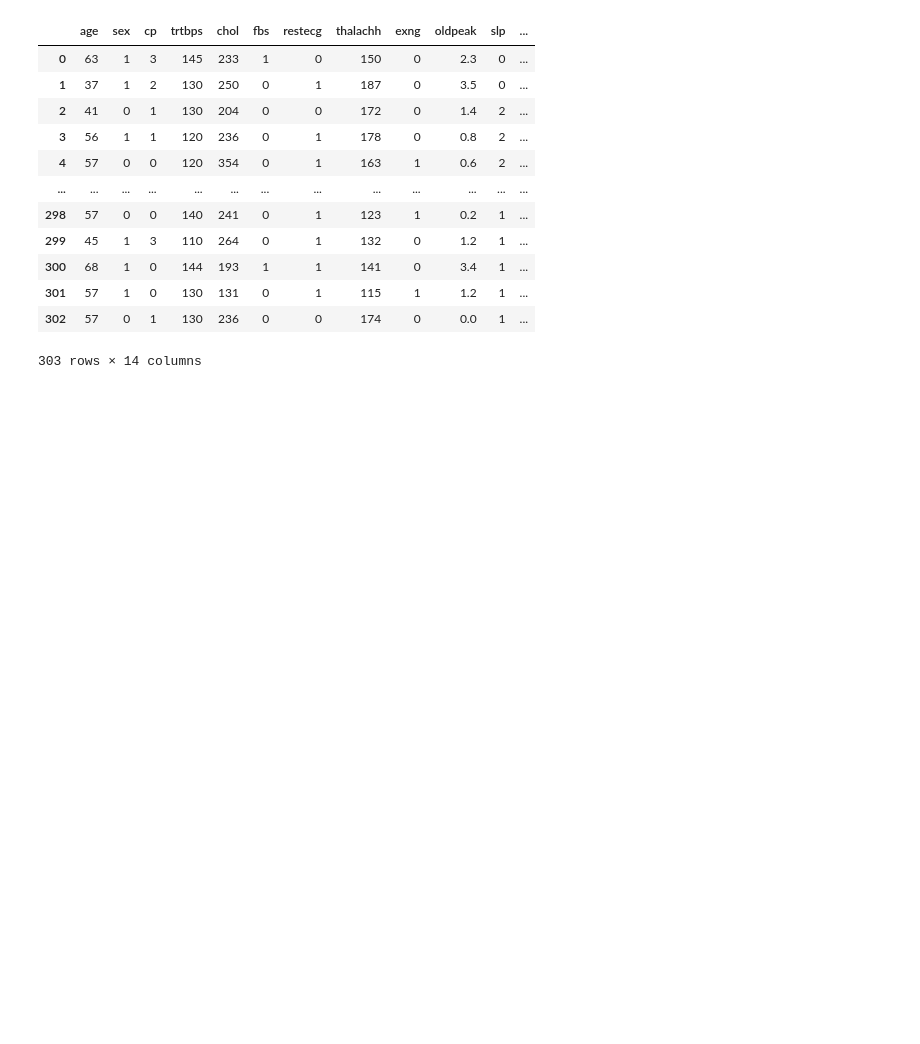
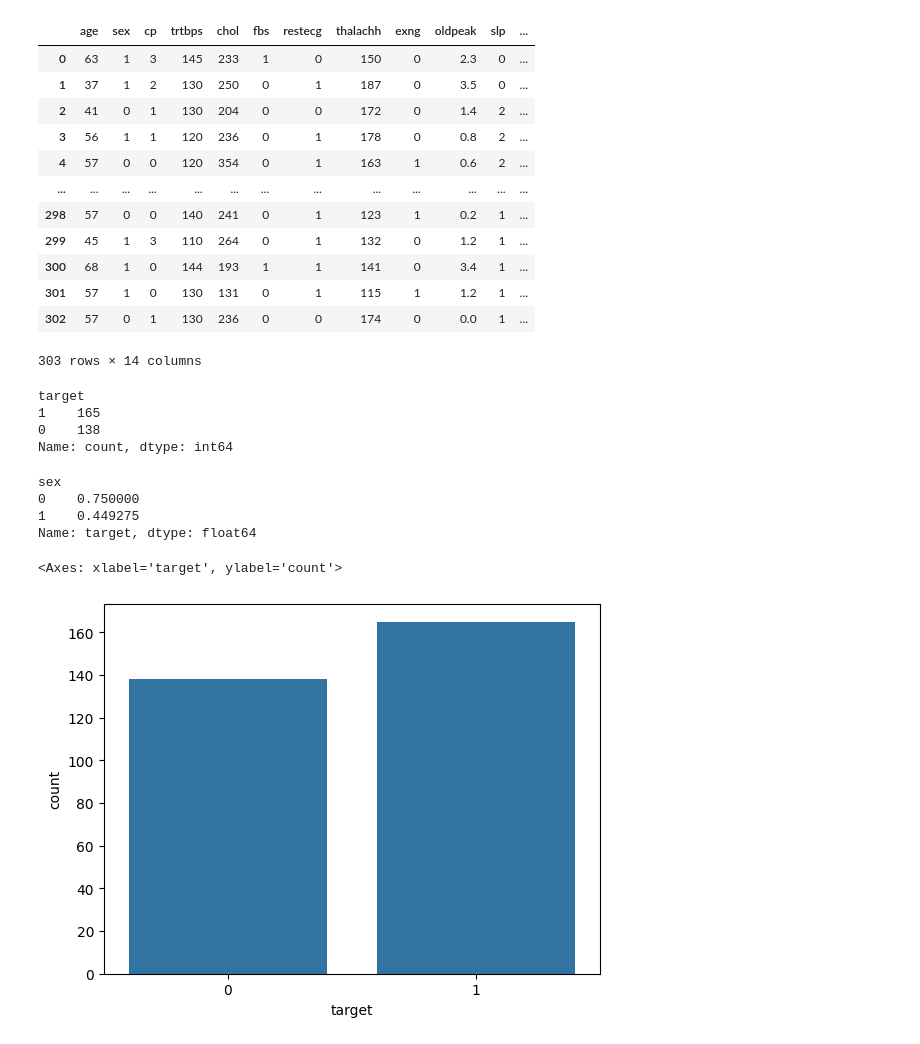
Before and after one commit to docroch/learning-data-science, a Jupyter notebook: modeling-evaluation/supervised-learning/classification/neighbors/knn-heart.ipynb, the cells around one changed output. Drawn from its saved outputs; the diff is of its cells as text; code cells hidden in the pictures; blank space fills up the shorter version.

```diff
--- a/modeling-evaluation/supervised-learning/classification/neighbors/knn-heart.ipynb
+++ b/modeling-evaluation/supervised-learning/classification/neighbors/knn-heart.ipynb
@@ -22,3 +24,22 @@ df
 | 301 | 57 | 1 | 0 | 130 | 131 | 0 | 1 | 115 | 1 | 1.2 | 1 | ... |
 | 302 | 57 | 0 | 1 | 130 | 236 | 0 | 0 | 174 | 0 | 0.0 | 1 | ... |
 303 rows × 14 columns
+# %%
+df.target.value_counts()
+# %% [output]
+target
+1    165
+0    138
+Name: count, dtype: int64
+# %%
+df.groupby('sex')['target'].mean()
+# %% [output]
+sex
+0    0.750000
+1    0.449275
+Name: target, dtype: float64
+# %%
+sns.countplot(data=df, x='target')
+# %% [output]
+<Axes: xlabel='target', ylabel='count'>
+[figure, added]
```
Also changed, not shown: parts of 7 cells of this notebook.
